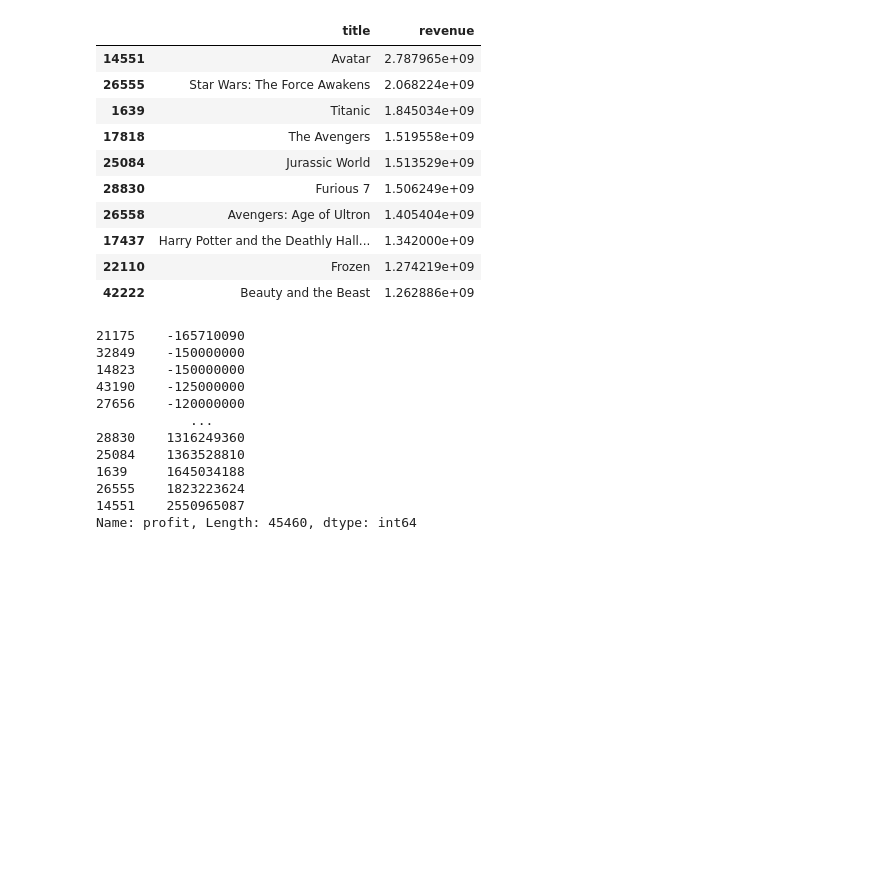
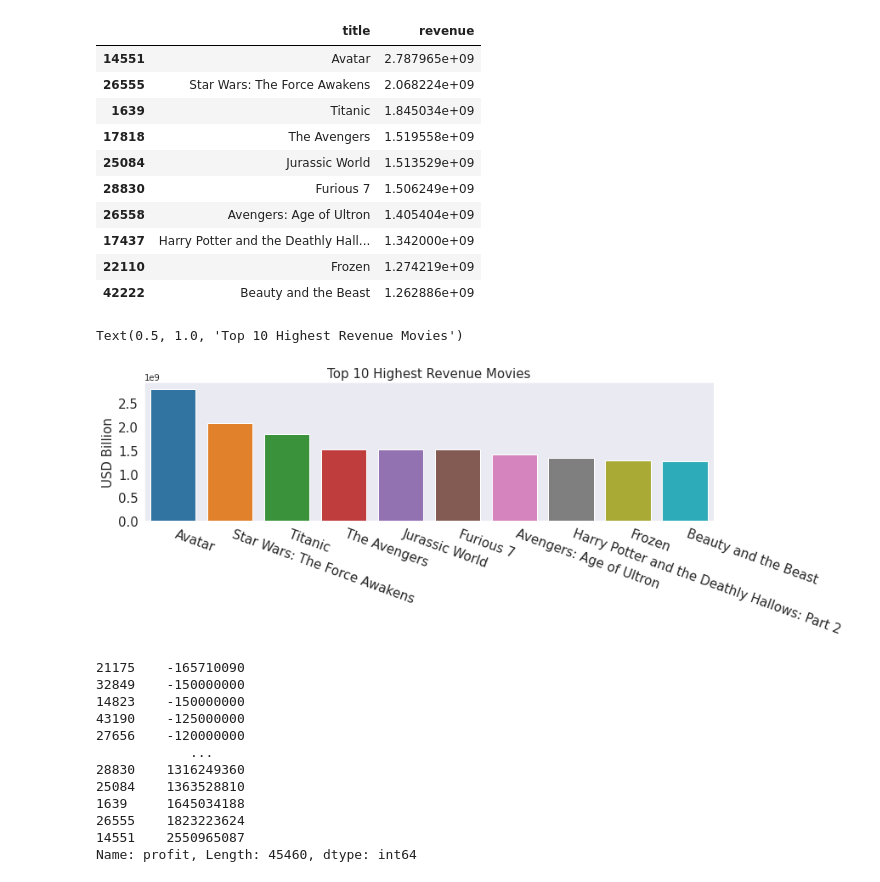
Before and after one commit to vinay-kaushik/CS-418-DataScience, a Jupyter notebook: cs_418_DataScience_project.ipynb, the cells around one changed output. Cells and saved outputs as stored; diff of their text form; code cells hidden in the pictures; blank space fills up the shorter version.

```diff
--- a/cs_418_DataScience_project.ipynb
+++ b/cs_418_DataScience_project.ipynb
@@ -217,6 +219,19 @@ top_movies.head(10)[['title', 'revenue']]
 | 17437 | Harry Potter and the Deathly Hall... | 1.342000e+09 |
 | 22110 | Frozen | 1.274219e+09 |
 | 42222 | Beauty and the Beast | 1.262886e+09 |
+# %%
+cols = ['title', 'revenue']
+revenue_df = movies_metadata.sort_values('revenue', ascending=False)[cols].set_index('title')
+top_10_revenue = revenue_df.head(10)
+
+fig, ax = plt.subplots(figsize=(12,3))
+sns.set_style('dark')
+sns.barplot(data=top_10_revenue, x=top_10_revenue.index, y='revenue');
+plt.xticks(ha='left', rotation=-20, fontsize=15); plt.yticks(fontsize=15)
+plt.xlabel(''); plt.ylabel('USD Billion', fontsize=15)
+# %% [output]
+Text(0.5, 1.0, 'Top 10 Highest Revenue Movies')
+[figure, added]
 # %%
 movies_eda=movies_metadata
 
```
Also changed, not shown: parts of 4 cells of this notebook.
